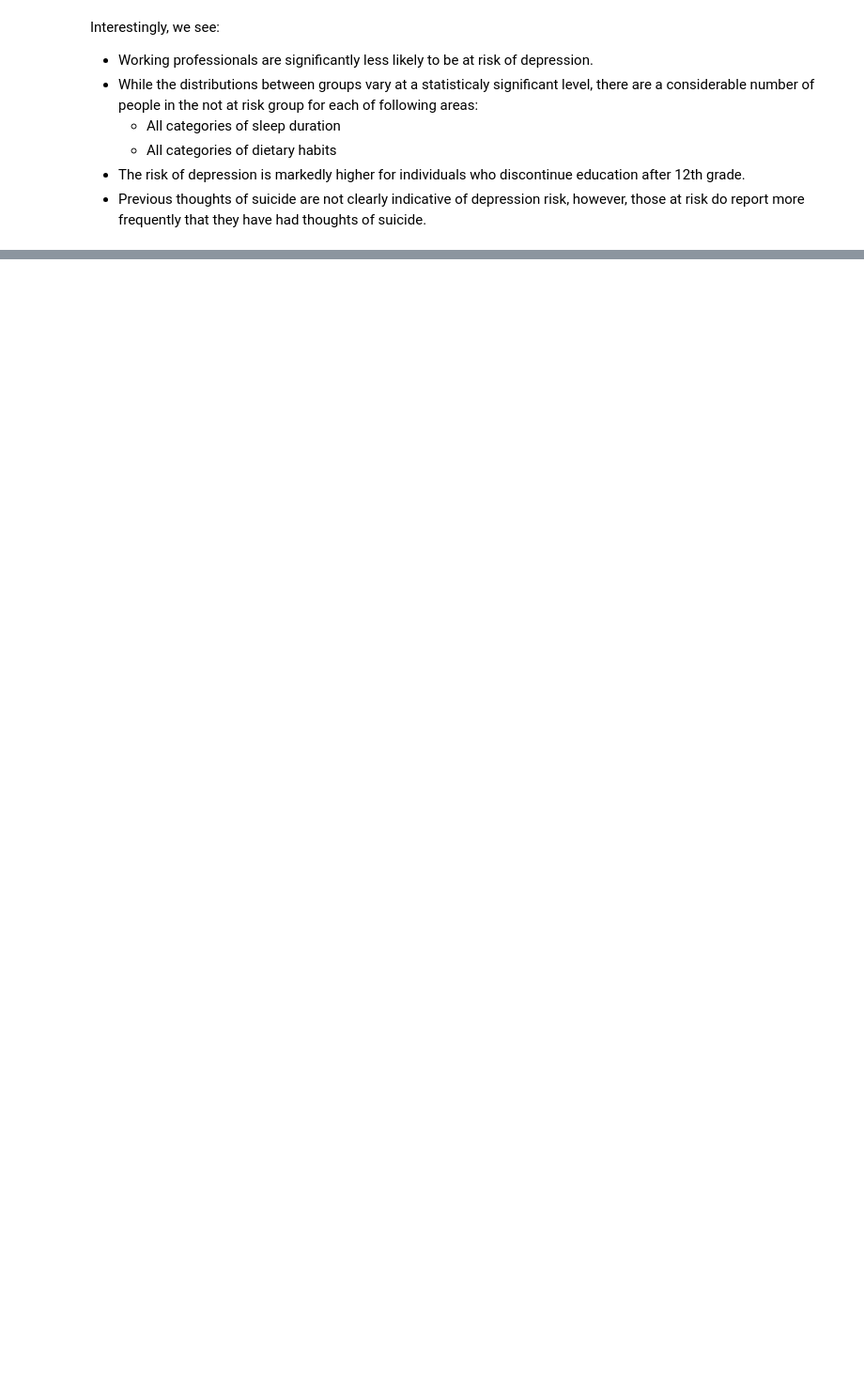
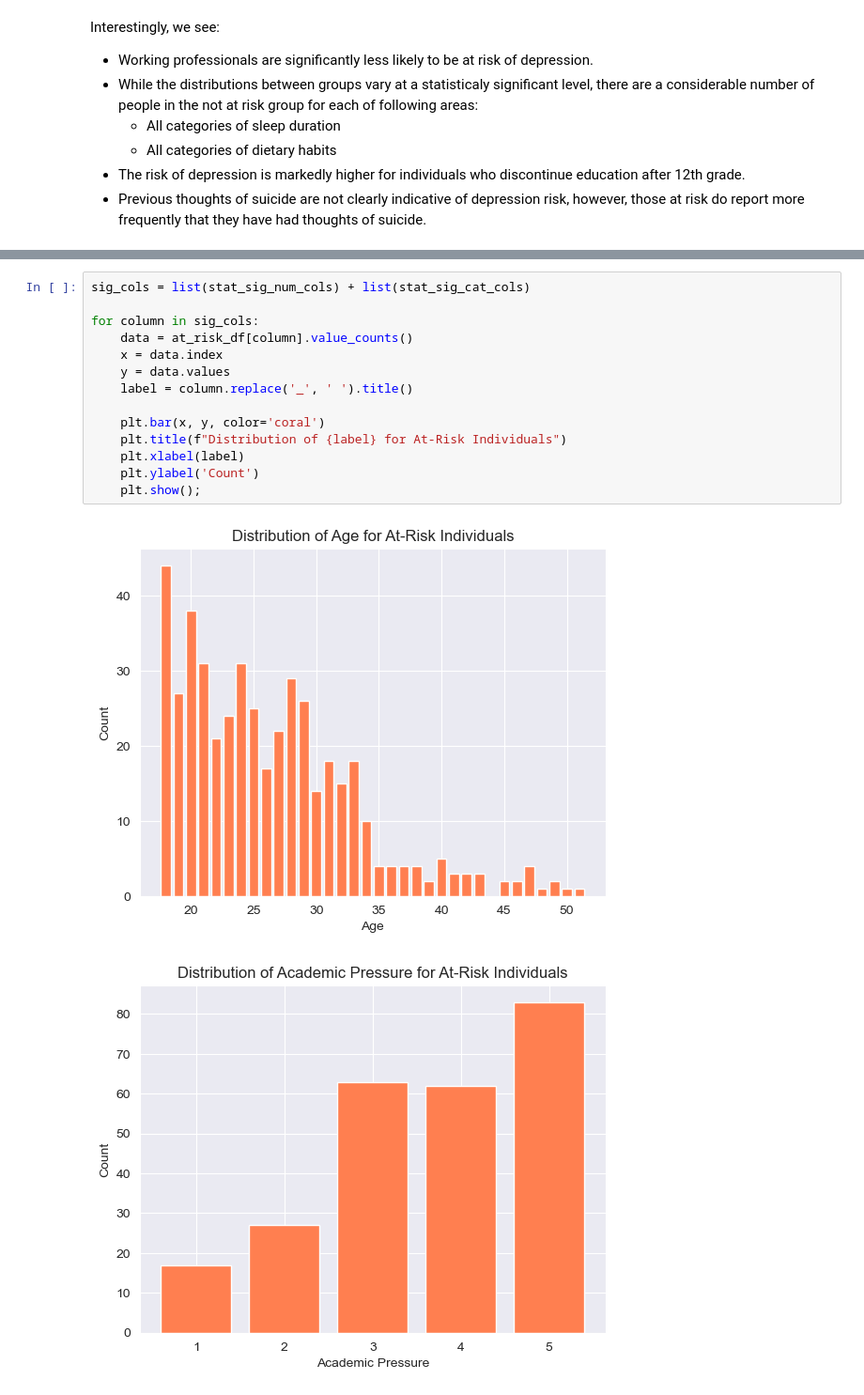
Before and after one commit to elijahlopez94/depression_survey_analysis, a Jupyter notebook: eda.ipynb, the cells around one changed output, grey strips where cells are left out. Shown at 94% size. Cells and saved outputs as stored; diff of their text form; blank space fills up the shorter version.

```diff
--- a/eda.ipynb
+++ b/eda.ipynb
@@ -536,0 +520,17 @@ Interestingly, we see:
+# %%
+sig_cols = list(stat_sig_num_cols) + list(stat_sig_cat_cols)
+
+for column in sig_cols:
+    data = at_risk_df[column].value_counts()
+    x = data.index
+    y = data.values
+    label = column.replace('_', ' ').title()
+
+    plt.bar(x, y, color='coral')
+    plt.title(f"Distribution of {label} for At-Risk Individuals")
+    plt.xlabel(label)
+    plt.ylabel('Count')
+    plt.show();
+# %% [output]
+[figure, added]
+[figure, added]
```
Also changed, not shown: parts of 11 cells of this notebook, 2 other files.
